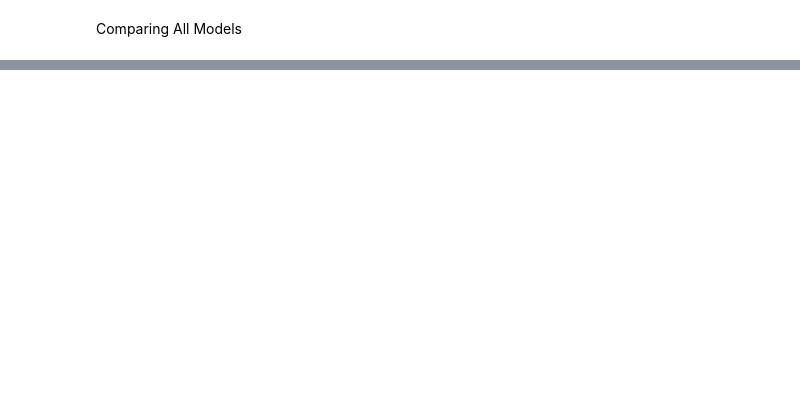
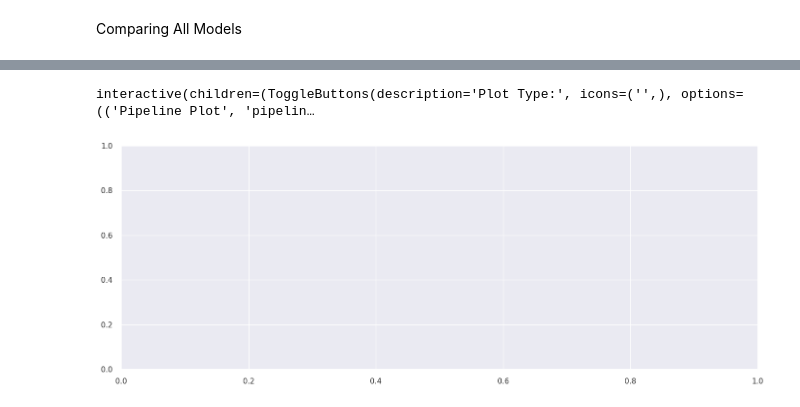
Before and after one commit to Gurpreet-KSaini/INSE6220, a Jupyter notebook: INSE6220_GurpreetKaur_40226346.ipynb, the cells around one changed output, grey strips where cells are left out. Saved outputs shown, nothing was run; the diff lists cells and outputs as text; code cells hidden in the pictures; blank space fills up the shorter version.

```diff
--- a/INSE6220_GurpreetKaur_40226346.ipynb
+++ b/INSE6220_GurpreetKaur_40226346.ipynb
@@ -559,0 +656,2 @@ Comparing All Models
+# %%
+knn = create_model('knn')
@@ -559,0 +675,2 @@ Comparing All Models
+# %%
+tuned_knn = tune_model(knn, custom_grid = {'n_neighbors' : np.arange(0,50,1)})
@@ -559,0 +695,5 @@ Comparing All Models
+# %%
+evaluate_model(tuned_knn)
+# %% [output]
+interactive(children=(ToggleButtons(description='Plot Type:', icons=('',), options=(('Pipeline Plot', 'pipelin…
+[figure, added]
```
Also changed, not shown: parts of 32 cells of this notebook.
